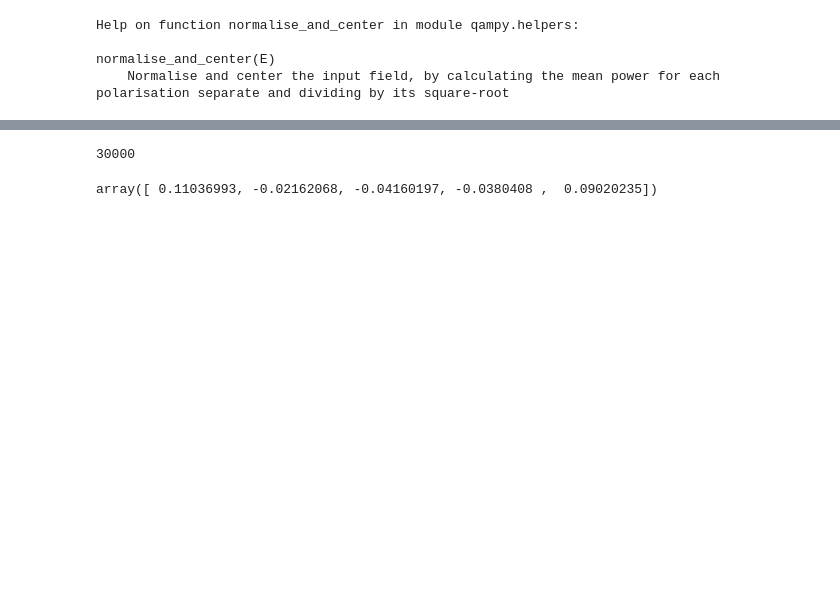
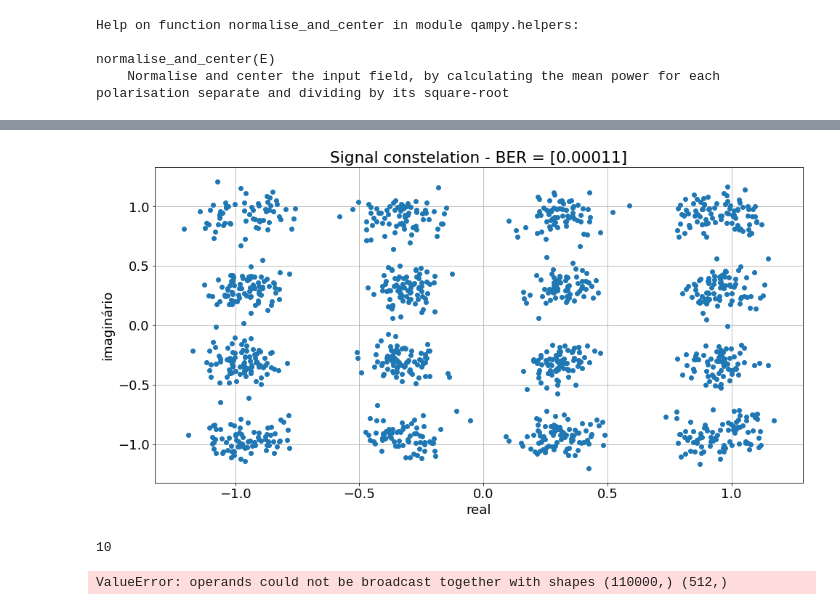
Before and after one commit to Matos-V/TCC_phase_detection_with_ML, a Jupyter notebook: ANN_tests.ipynb, the cells around one changed output, grey strips where cells are left out. Saved outputs shown, nothing was run; the diff lists cells and outputs as text; code cells hidden in the pictures; blank space fills up the shorter version.

```diff
--- a/ANN_tests.ipynb
+++ b/ANN_tests.ipynb
@@ -13,15 +13,15 @@ model_4_sps = load_model('model_sps_4.h5')
 # %%
 M = 16        # ordem da modulação
 Fb = 24e9      # taxa de símbolos
-SpS = 4         # amostras por símbolo
+SpS = 2         # amostras por símbolo
 Fs = SpS*Fb    # taxa de amostragem
 rolloff = 0.05  # Rolloff do filtro formatador de pulso
 amostras = 512
-size = 120000
+size = 110000
 
-#def data_test_to_obtain_BERxSNR_plot(model,data,X):
-#    X = MinMaxScaler().fit_transform(X)
-#    predictions = model.predict(X)
-#    predicted_signal = data['amplitudes']*np.exp(1j*predictions.reshape(-1,))
-#    return predicted_signal.reshape((1,-1))
+def data_test_to_obtain_BERxSNR_plot(model,data,X):
+    X = MinMaxScaler().fit_transform(X)
+    predictions = model.predict(X)
+    predicted_signal = data['amplitudes']*np.exp(1j*predictions.reshape(-1,))
+    return predicted_signal.reshape((1,-1))
 # %%
@@ -102,0 +127,12 @@ np.savetxt(f'SNR_BER_KK_model_{SpS}_sps.txt',[SNRs,BERsKK])
+# %%
+SpS = 4
+if SpS == 4:
+    model = model_4_sps
+if SpS == 2:
+    model = model_2_sps
+qam_signal = generate_signal(M,Fb,SpS,25,rolloff=0.05)
+sfm, A,cspr = qam_signal_phase_min(qam_signal)
+data,X,y = dataset_02(sfm,amostras,size)
+predicted_signal = data_test_to_obtain_BERxSNR_plot(model,data,X)
+reverted_signal = revert_sfm(predicted_signal,A)
+#BERs[i] = reverted_signal[0,5000:(size-5000):SpS].cal_ber()
@@ -103,8 +147,18 @@ np.savetxt(f'SNR_BER_KK_model_{SpS}_sps.txt',[SNRs,BERsKK])
+# %%
+plot_constelation(reverted_signal[:,5000:(size-5000)],SpS)
+# %% [output]
+[figure, added]
+# %%
+np.abs(A)
+# %% [output]
+10
 # %%
-qam_signal = generate_signal(M,Fb,SpS,16,rolloff=0.05)
+SpS = 4
+qam_signal = generate_signal(M,Fb,SpS,25,rolloff=0.05)
 sfm, A = qam_signal_phase_min(qam_signal,10)
 data,X,y = dataset_02(sfm,amostras,size)
+phases = KramersKronigRx(data['amplitudes'],Fs,Nsamples=amostras)
+predicted_kk_signal = data['amplitudes']*np.exp(1j*phases.reshape(-1,))
+reverted_signal_KK = revert_sfm(predicted_kk_signal.reshape((1,-1)),A)
+# %% [output]
+ValueError: operands could not be broadcast together with shapes (110000,) (512,)
-# %%
-data['amplitudes'].size
-# %% [output]
-30000
@@ -113,4 +164,0 @@ phases = KramersKronigRx(data['amplitudes'],data['amplitudes'].size,Fs)
-# %%
-phases[:5]
-# %% [output]
-array([ 0.11036993, -0.02162068, -0.04160197, -0.0380408 ,  0.09020235])
```
Also changed, not shown: parts of 20 cells of this notebook, 7 other files.
